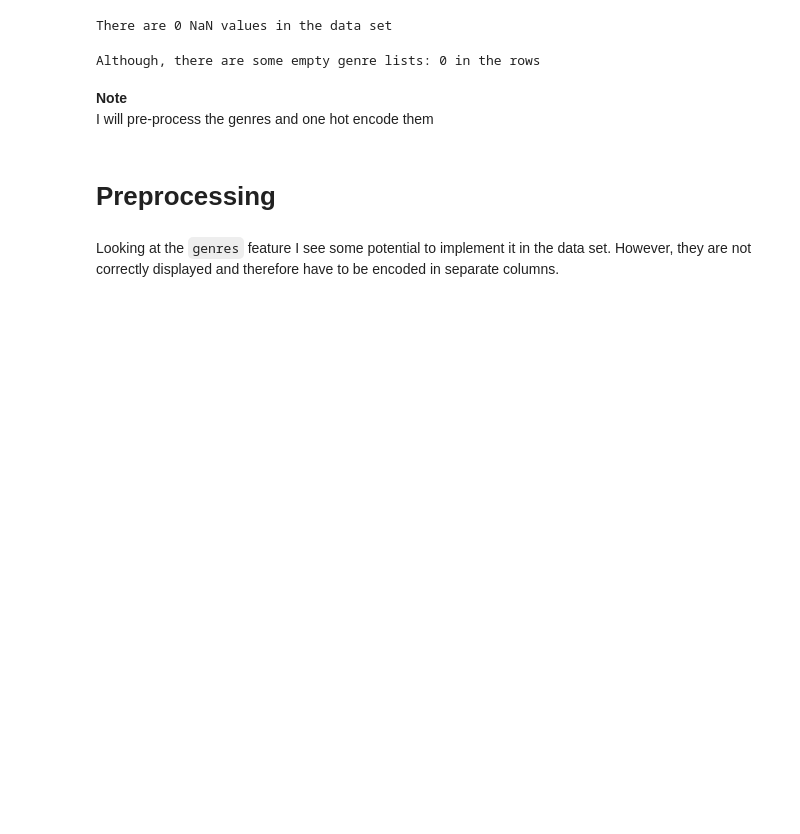
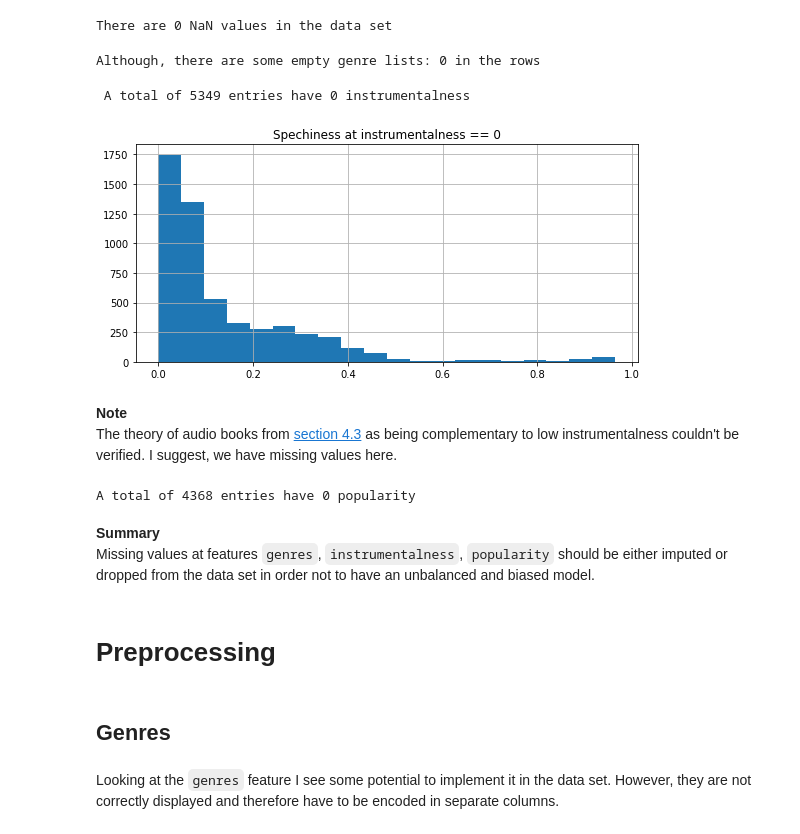
Before and after one commit to moritzgeiger/artist_recommender, a Jupyter notebook: notebooks/Artist_recommender.ipynb, the cells around one changed output. Saved outputs shown, nothing was run; the diff lists cells and outputs as text; code cells hidden in the pictures; blank space fills up the shorter version.

````diff
--- a/notebooks/Artist_recommender.ipynb
+++ b/notebooks/Artist_recommender.ipynb
@@ -200,11 +210,30 @@ There are 0 NaN values in the data set
 print(f'Although, there are some empty genre lists: {sum([len(list(x)) == 0 for x in df["genres"]])} in the rows')
 # %% [output]
 Although, there are some empty genre lists: 0 in the rows
+# %%
+# Inspecting instrumentalness
+df[df['instrumentalness']==0]['speechiness'].hist(figsize=(9,4), bins=20)
+plt.title('Spechiness at instrumentalness == 0')
+print(f' A total of {df[df["instrumentalness"]==0].shape[0]} entries have 0 instrumentalness')
+plt.show()
+# %% [output]
+ A total of 5349 entries have 0 instrumentalness
+[figure, added]
+# %% [markdown]
+**Note**<br>
+The theory of audio books from [section 4.3](#Feature-distributions) as being complementary to low instrumentalness couldn't be verified. I suggest, we have missing values here.
+# %%
+# inspecting popularity
+print(f'A total of {df[df["popularity"]==0].shape[0]} entries have 0 popularity')
+# %% [output]
+A total of 4368 entries have 0 popularity
 # %% [markdown]
-**Note**<br>
-I will pre-process the genres and one hot encode them
+**Summary**<br>
+Missing values at features ```genres```, ```instrumentalness```, ```popularity``` should be either imputed or dropped from the data set in order not to have an unbalanced and biased model.
 # %% [markdown]
 # Preprocessing
+# %% [markdown]
+## Genres
 # %% [markdown]
 Looking at the ```genres``` feature I see some potential to implement it in the data set. However, they are not correctly displayed and therefore have to be encoded in separate columns.
 # %%
````
Also changed, not shown: parts of 25 cells of this notebook, 3 other files.
